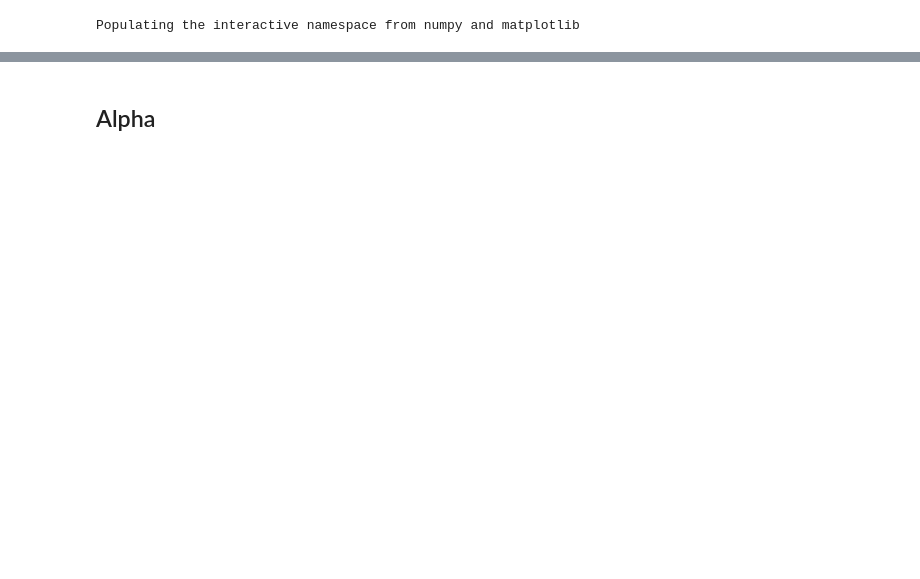
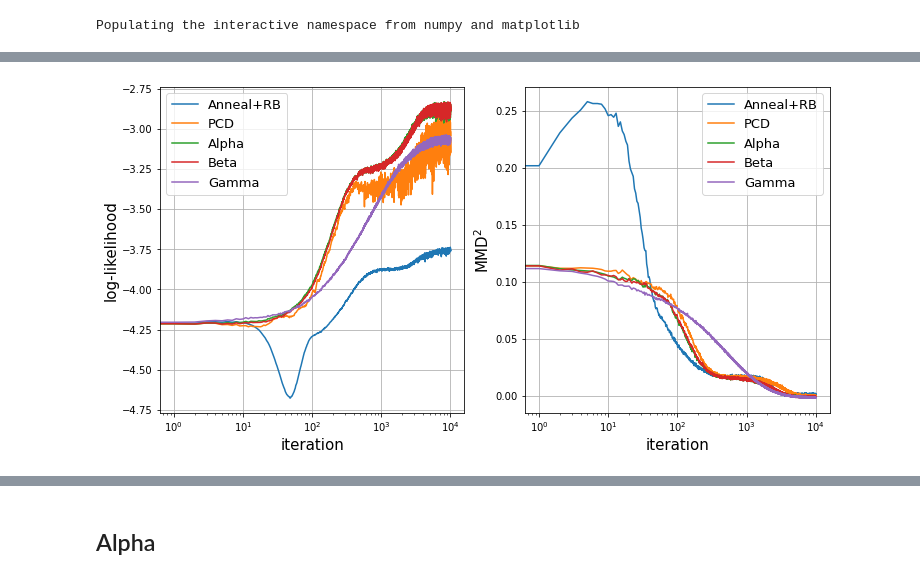
Before and after one commit to necludov/particle-EBMs, a Jupyter notebook: notebooks/toy-visualization.ipynb, the cells around one changed output, grey strips where cells are left out. Saved outputs shown, nothing was run; the diff lists cells and outputs as text; code cells hidden in the pictures; blank space fills up the shorter version.

```diff
--- a/notebooks/toy-visualization.ipynb
+++ b/notebooks/toy-visualization.ipynb
@@ -94,0 +213,5 @@ device = torch.device('cpu')
+# %%
+plot_trainings(models_names, data_name, range(9), name_map)
+plt.savefig('training_horizontal.pdf', bbox_inches='tight')
+# %% [output]
+[figure, added]
```
Also changed, not shown: parts of 30 cells of this notebook, 26 other files.
